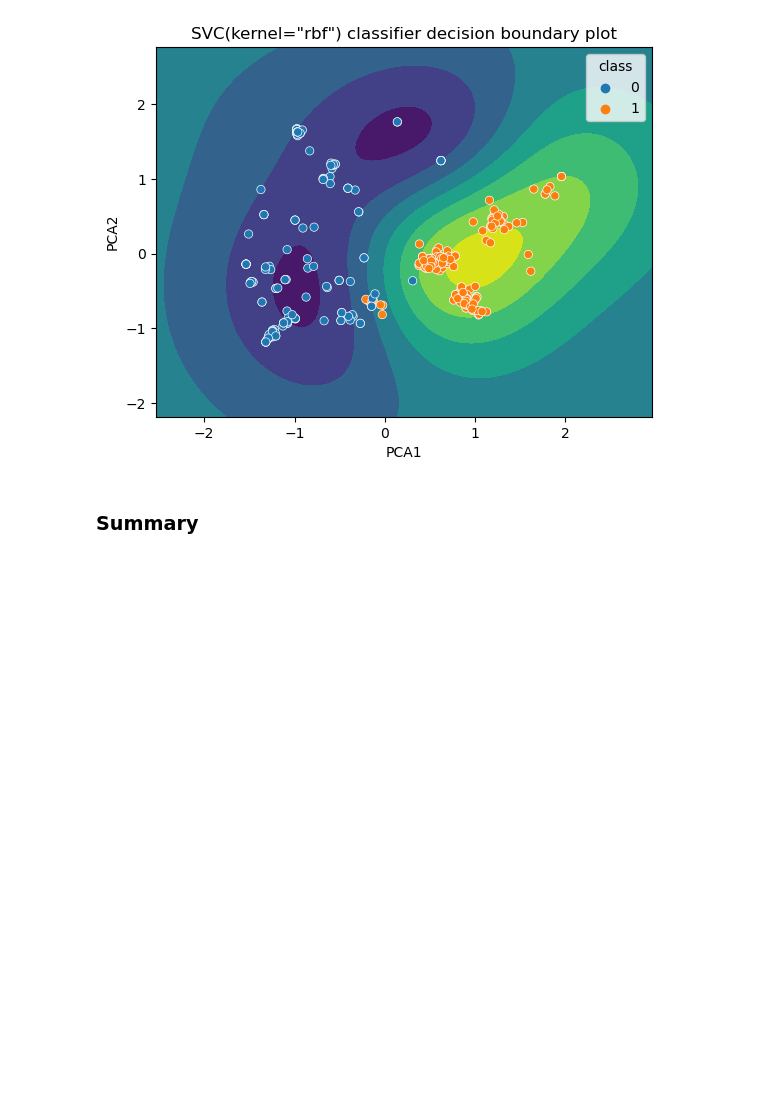
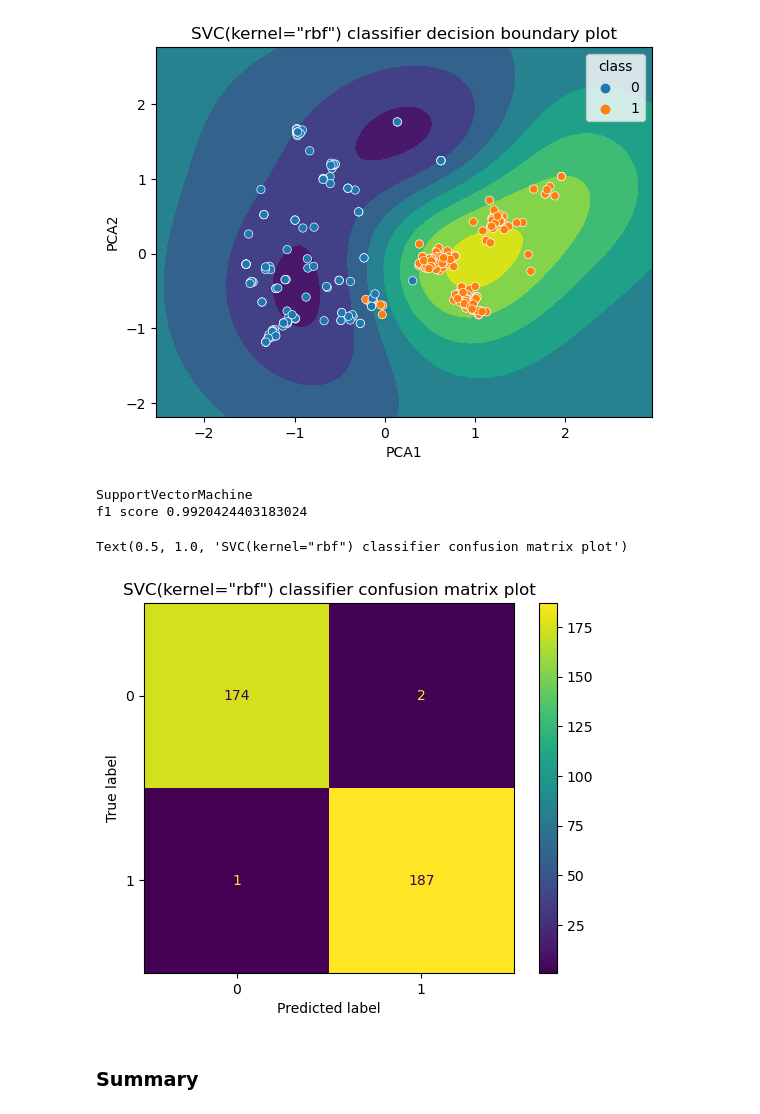
Before and after one commit to twyinaiml/data-capp2, a Jupyter notebook: csdata2.ipynb, the cells around one changed output. Saved outputs shown, nothing was run; the diff lists cells and outputs as text; code cells hidden in the pictures; blank space fills up the shorter version.

```diff
--- a/csdata2.ipynb
+++ b/csdata2.ipynb
@@ -518,6 +519,20 @@ plt.title('SVC(kernel="rbf") classifier decision boundary plot')
 # %% [output]
 Text(0.5, 1.0, 'SVC(kernel="rbf") classifier decision boundary plot')
 [figure]
+# %%
+# Confusion matrix plot
+preds = grid_cvsvc.best_estimator_.predict(X_test['tokens'])
+print('SupportVectorMachine')
+print('f1 score', metrics.f1_score(y_test, preds))
+cmtx = confusion_matrix(y_test, preds)
+disp = ConfusionMatrixDisplay(cmtx)
+disp.plot()
+plt.title('SVC(kernel="rbf") classifier confusion matrix plot')
+# %% [output]
+SupportVectorMachine
+f1 score 0.9920424403183024
+Text(0.5, 1.0, 'SVC(kernel="rbf") classifier confusion matrix plot')
+[figure, added]
 # %% [markdown]
 ### Summary
 # %% [markdown]
```
Also changed, not shown: parts of 13 cells of this notebook, 2 other files.
